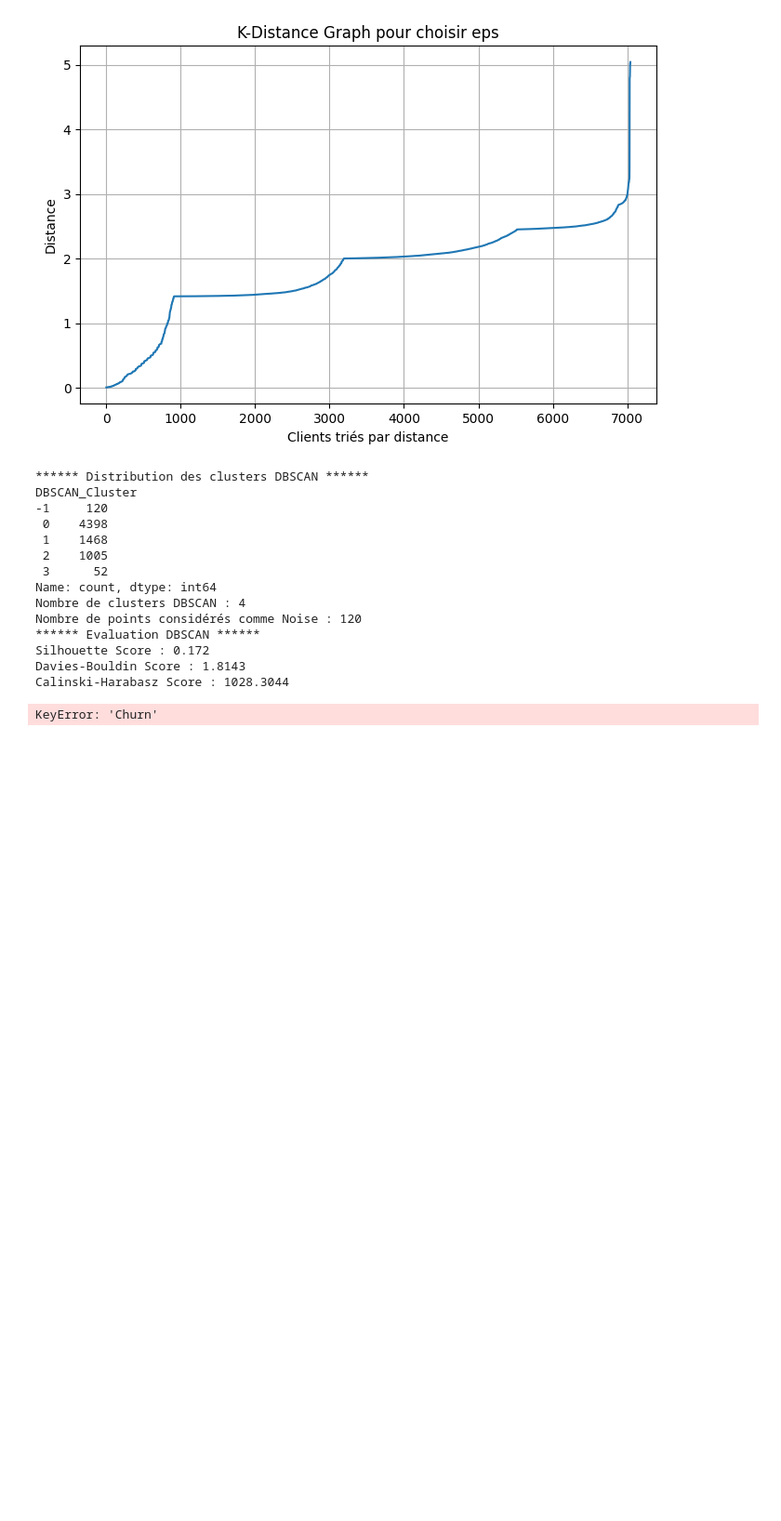
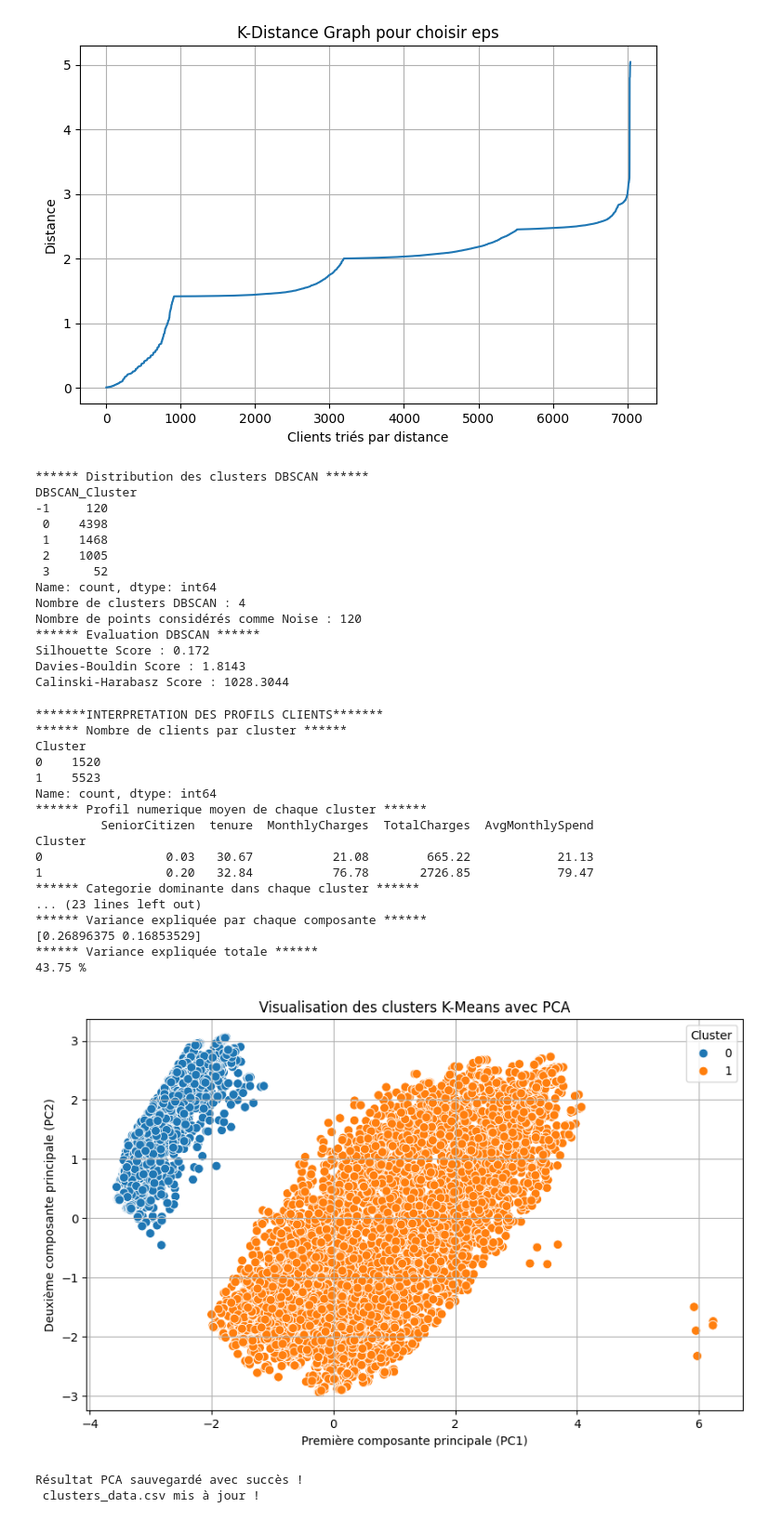
Before and after one commit to SaadiaAjbbar/ChurnClient, a Jupyter notebook: notebooks/Clustering.ipynb, the cells around one changed output. Shown at 93% size. Cells and saved outputs as stored; diff of their text form; code cells hidden in the pictures; blank space fills up the shorter version.

```diff
--- a/notebooks/Clustering.ipynb
+++ b/notebooks/Clustering.ipynb
@@ -442,8 +442,7 @@ from sklearn.decomposition import PCA
 
 # ****************** CONVERSION EN FORMAT DENSE ******************
 
-X_scaled_dense = X_scaled.toarray()
-
+X_scaled_dense = X_scaled
 
 # ****************** PCA AVEC 2 COMPOSANTES ******************
 
@@ -499,32 +498,51 @@ sns.scatterplot(
 )
 
 plt.title("Visualisation des clusters K-Means avec PCA")
 
 plt.xlabel("Première composante principale (PC1)")
 plt.ylabel("Deuxième composante principale (PC2)")
 
 plt.grid(True)
 
 plt.show()
 
 
 # ****************** SAUVEGARDE DU RESULTAT PCA ******************
 
 pca_df.to_csv(
     "../data/processed/pca_clusters.csv",
     index=False
 )
 
 print("Résultat PCA sauvegardé avec succès !")
 
 
 # ****************** SAUVEGARDE FINALE ******************
 
 df.to_csv(
     "../data/processed/clusters_data.csv",
     index=False
 )
 
-print("✅ clusters_data.csv mis à jour !")
+print(" clusters_data.csv mis à jour !")
 # %% [output]
-KeyError: 'Churn'
+*******INTERPRETATION DES PROFILS CLIENTS*******
+****** Nombre de clients par cluster ******
+Cluster
+0    1520
+1    5523
+Name: count, dtype: int64
+****** Profil numerique moyen de chaque cluster ******
+         SeniorCitizen  tenure  MonthlyCharges  TotalCharges  AvgMonthlySpend
+Cluster
+0                 0.03   30.67           21.08        665.22            21.13
+1                 0.20   32.84           76.78       2726.85            79.47
+****** Categorie dominante dans chaque cluster ******
+... (23 lines left out)
+****** Variance expliquée par chaque composante ******
+[0.26896375 0.16853529]
+****** Variance expliquée totale ******
+43.75 %
+[figure, added]
+Résultat PCA sauvegardé avec succès !
+ clusters_data.csv mis à jour !
```
Also changed, not shown: 5 other files.
